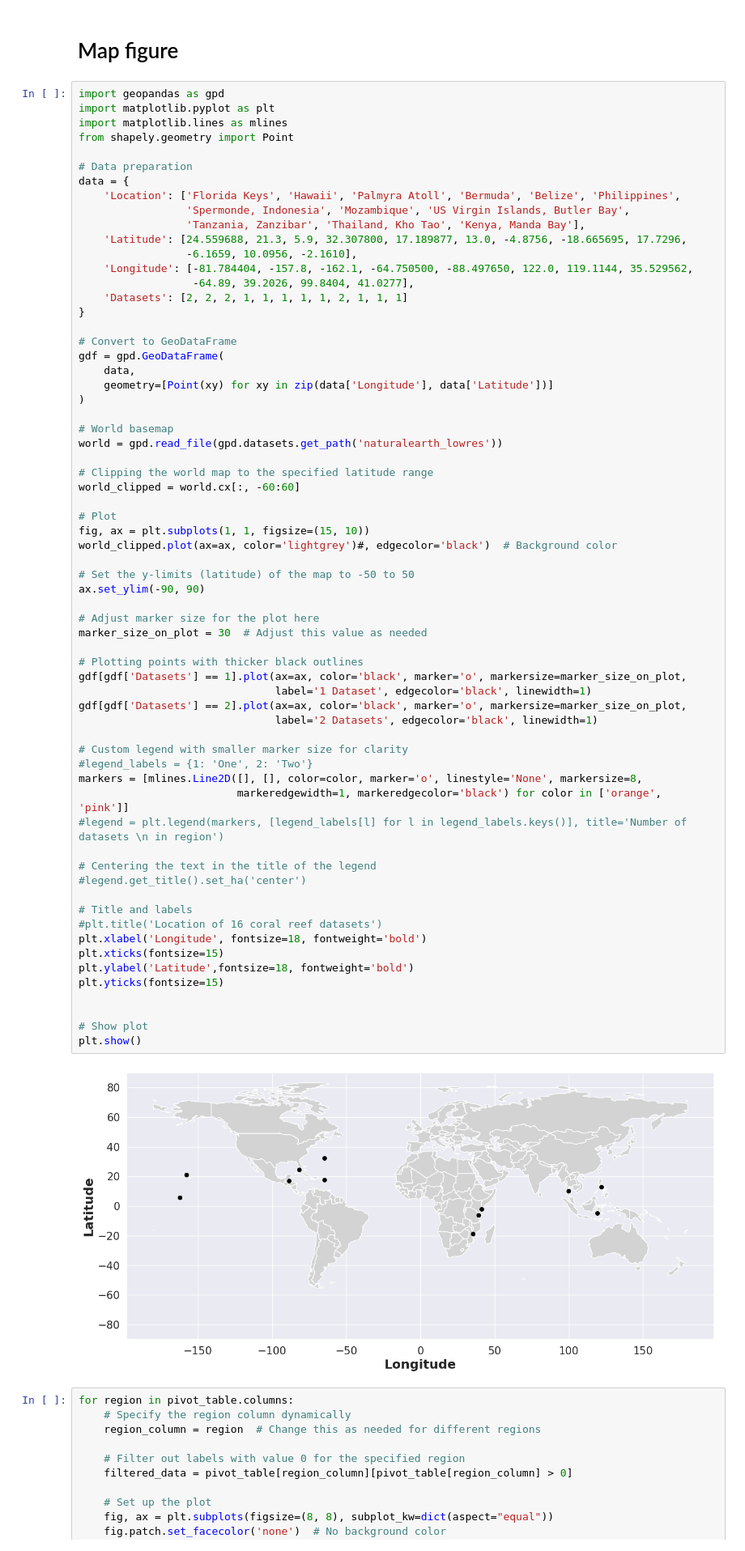
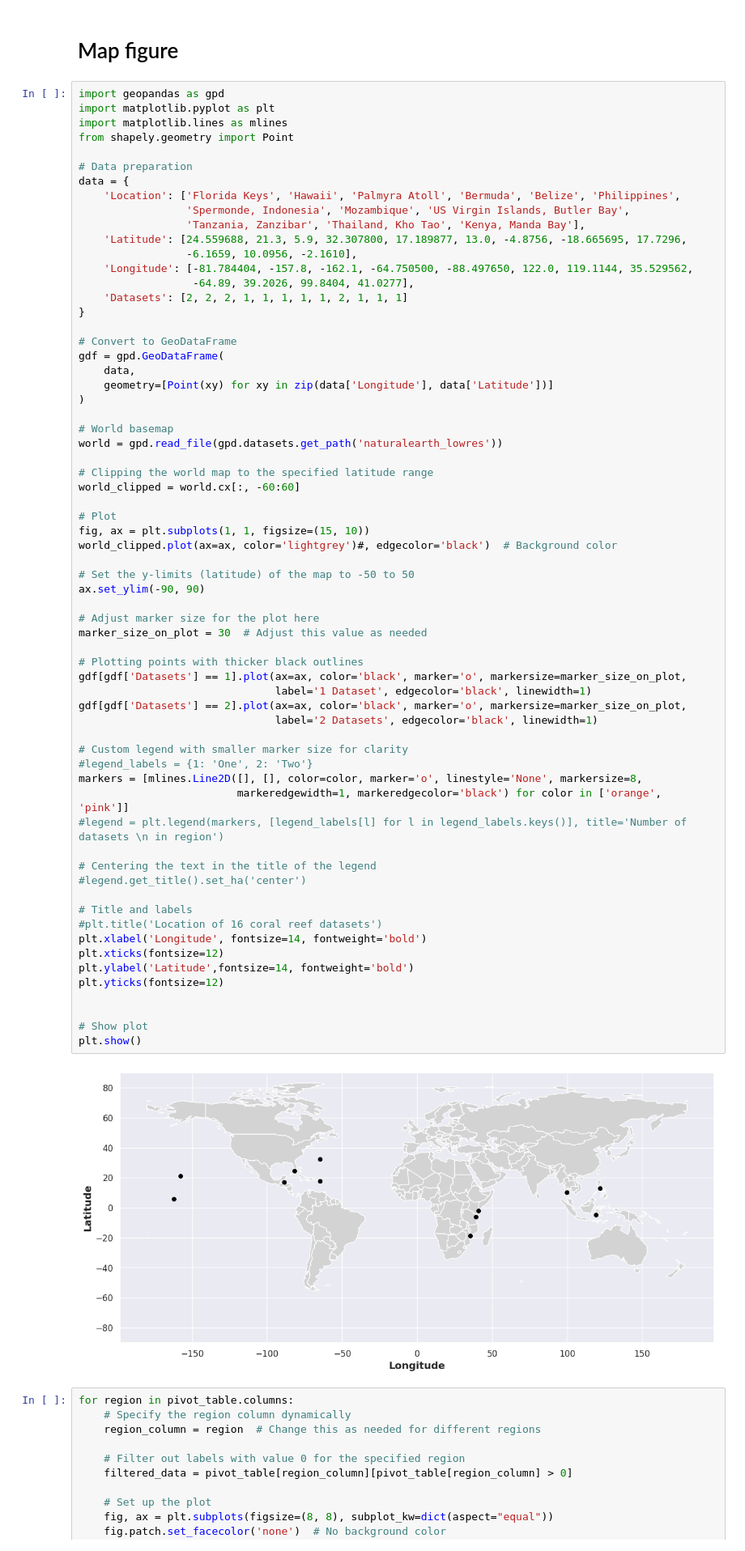
Before and after one commit to BenUCL/surfperch, a Jupyter notebook: manuscript-additions/figures.ipynb, the cells around one changed output. Shown at 81% size. Saved outputs shown, nothing was run; the diff lists cells and outputs as text.

```diff
--- a/manuscript-additions/figures.ipynb
+++ b/manuscript-additions/figures.ipynb
@@ -1114,38 +1026,38 @@ fig, ax = plt.subplots(1, 1, figsize=(15, 10))
 world_clipped.plot(ax=ax, color='lightgrey')#, edgecolor='black')  # Background color
 
 # Set the y-limits (latitude) of the map to -50 to 50
 ax.set_ylim(-90, 90)
 
 # Adjust marker size for the plot here
 marker_size_on_plot = 30  # Adjust this value as needed
 
 # Plotting points with thicker black outlines
 gdf[gdf['Datasets'] == 1].plot(ax=ax, color='black', marker='o', markersize=marker_size_on_plot,
                                label='1 Dataset', edgecolor='black', linewidth=1)
 gdf[gdf['Datasets'] == 2].plot(ax=ax, color='black', marker='o', markersize=marker_size_on_plot,
                                label='2 Datasets', edgecolor='black', linewidth=1)
 
 # Custom legend with smaller marker size for clarity
 #legend_labels = {1: 'One', 2: 'Two'}
 markers = [mlines.Line2D([], [], color=color, marker='o', linestyle='None', markersize=8,
                          markeredgewidth=1, markeredgecolor='black') for color in ['orange', 'pink']]
 #legend = plt.legend(markers, [legend_labels[l] for l in legend_labels.keys()], title='Number of datasets \n in region')
 
 # Centering the text in the title of the legend
 #legend.get_title().set_ha('center')
 
 # Title and labels
 #plt.title('Location of 16 coral reef datasets')
-plt.xlabel('Longitude', fontsize=18, fontweight='bold')
-plt.xticks(fontsize=15)
-plt.ylabel('Latitude',fontsize=18, fontweight='bold')
-plt.yticks(fontsize=15)
+plt.xlabel('Longitude', fontsize=14, fontweight='bold')
+plt.xticks(fontsize=12)
+plt.ylabel('Latitude',fontsize=14, fontweight='bold')
+plt.yticks(fontsize=12)
 
 
 # Show plot
 plt.show()
 # %% [output]
-[figure, old version]
+[figure, new version]
 # %%
 for region in pivot_table.columns:
     # Specify the region column dynamically
```
Also changed, not shown: parts of 9 cells of this notebook.
